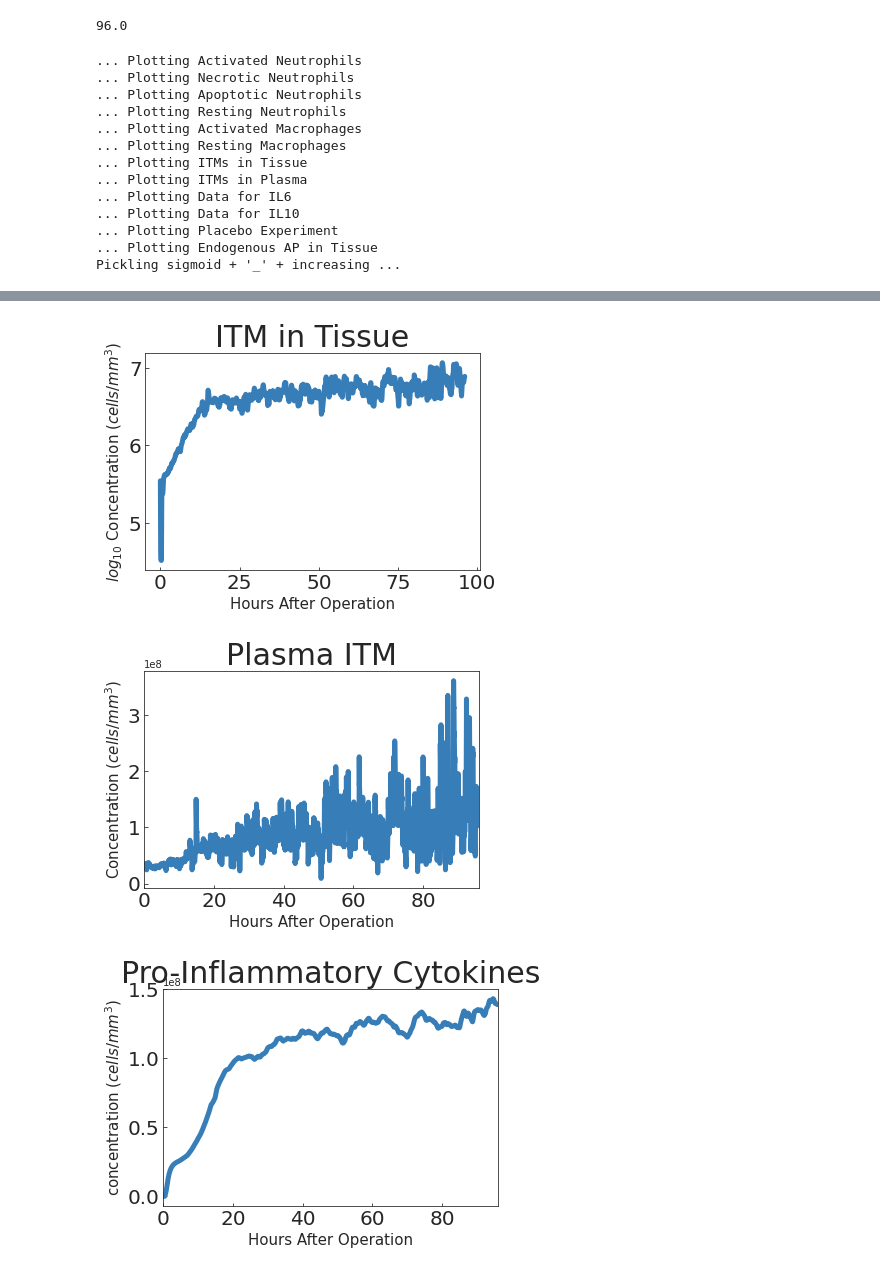
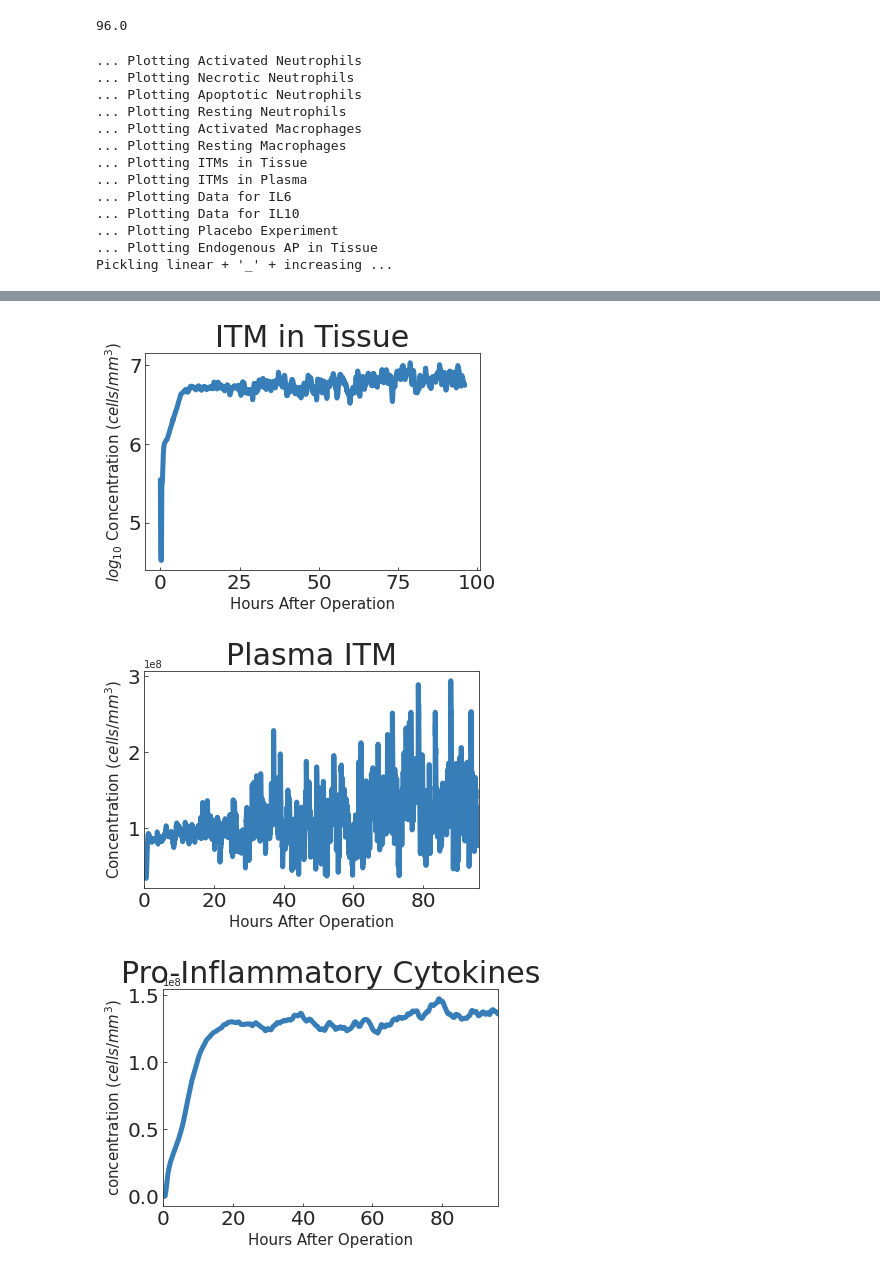
Before and after one commit to UvaCsl/immune-ct, a Jupyter notebook: Part II - Stochastic Immunity (Manual Run).ipynb, the cells around one changed output, grey strips where cells are left out. Drawn from its saved outputs; the diff is of its cells as text; code cells hidden in the pictures.

```diff
--- a/Part II - Stochastic Immunity (Manual Run).ipynb
+++ b/Part II - Stochastic Immunity (Manual Run).ipynb
@@ -1015,7 +994,8 @@ t_add_name = '0.5'
 sig_mult = 0
 
 
-noise_type = 'sigmoid'
+# noise_type = 'sigmoid'
+noise_type = 'linear'
 # noise_type = 'gaussian'
 
 sigma_type = 'increasing'
@@ -1029,9 +1009,11 @@ if noise_type == 'sigmoid':
     slow_name = '0.001'
     t_add = 1 * 60.
     t_add_name = '1'
-
+    src_strength = 0
+    src_width = 0
     if sigma_type == 'constant':
         sig_mult = 1e5
+#         sig_mult = 1e6
     else: # increasing
         sig_mult = 60
 
@@ -1048,6 +1030,23 @@ elif noise_type == 'gaussian':
     else: # increasing
 #         sig_mult = 110
         sig_mult = 120
+
+### NOISE 3
+elif noise_type == 'linear':
+    add_ITMblood = 1e7
+    add_ITMblood_name = '1e7'
+    slow = 0.001
+    slow_name = '0.001'
+    t_add = 1 * 60.
+    t_add_name = '1'
+    src_strength = 0
+    src_width = 0
+    if sigma_type == 'constant':
+        sig_mult = 1e5
+#         sig_mult = 1e6
+    else: # increasing
+        sig_mult = 60
+
 
 # # # NOISE 3: Sigmoid + interval
 # #continuos
@@ -1098,4 +1097,4 @@ passed = True
 ... Plotting Data for IL10
 ... Plotting Placebo Experiment
 ... Plotting Endogenous AP in Tissue
-Pickling sigmoid + '_' + increasing ...
+Pickling linear + '_' + increasing ...
@@ -1108,4 +1107,4 @@ Pickling sigmoid + '_' + increasing ...
-[figure, old version]
+[figure, new version]
-[figure, old version]
+[figure, new version]
-[figure, old version]
+[figure, new version]
 [figure]
```
Also changed, not shown: parts of 2 cells of this notebook, 4 other files.
